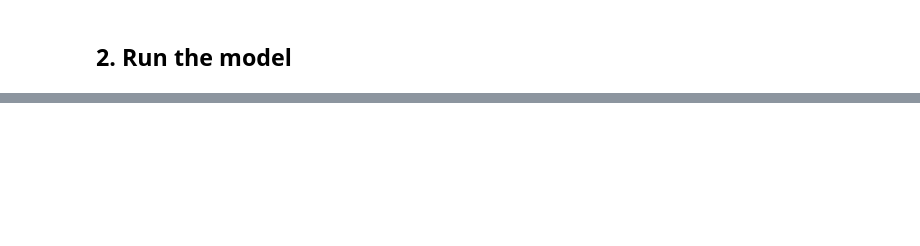
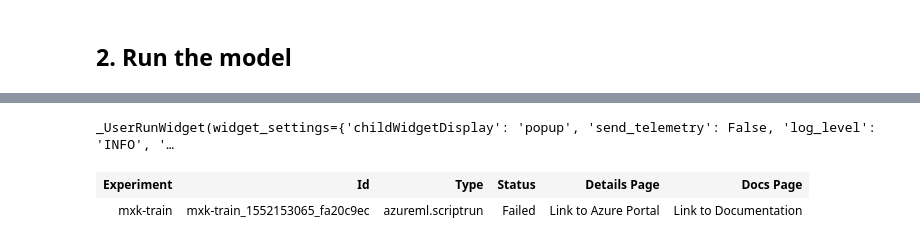
Before and after one commit to maknotavailable/mxk_retinanet, a Jupyter notebook: notebook/mx_RetinaNet_self_train.ipynb, the cells around one changed output, grey strips where cells are left out. Drawn from its saved outputs; the diff is of its cells as text; code cells hidden in the pictures; blank space fills up the shorter version.

```diff
--- a/notebook/mx_RetinaNet_self_train.ipynb
+++ b/notebook/mx_RetinaNet_self_train.ipynb
@@ -12,6 +12,7 @@ import os
 ws = Workspace.from_config()
 print(ws.name, ws.location, ws.resource_group, ws.location, sep = '\t')
 experiment_name = 'mxk-train'
+script_folder = './'
 exp = Experiment(workspace=ws, name=experiment_name)
 
 # choose a name for your cluster
@@ -101,0 +117,25 @@ TypeError: can't pickle generator objects
+# %%
+from azureml.core import RunConfiguration
+from azureml.core.conda_dependencies import CondaDependencies
+
+cd = CondaDependencies()
+for ch in ['conda-forge']:
+    cd.add_channel(ch)
+for pkg in ['tensorflow-gpu','h5py','mesa-libgl-cos6-x86_64', 'opencv', 'pillow', 'six','progressbar2',
+            'keras']:
+    cd.add_conda_package(pkg)
+print(cd.serialize_to_string())
+
+rc = RunConfiguration()
+rc.environment.python.conda_dependencies = cd
+rc.environment.docker.enabled = True
+rc.environment.docker.gpu_support = True
+rc.environment.docker.base_image = azureml.core.runconfig.DEFAULT_GPU_IMAGE
+
+from azureml.train.estimator import Estimator
+est = Estimator(source_directory=script_folder,
+                script_params=script_params,
+                compute_target=compute_target,
+               entry_script='train.py',
+                environment_definition=rc.environment
+               )
@@ -131,0 +198,12 @@ est = TensorFlow(source_directory=script_folder,
+# %%
+run = exp.submit(est)
+# %%
+from azureml.widgets import RunDetails
+RunDetails(run).show()
+# %% [output]
+_UserRunWidget(widget_settings={'childWidgetDisplay': 'popup', 'send_telemetry': False, 'log_level': 'INFO', '…
+# %%
+run
+# %% [output]
+| Experiment | Id | Type | Status | Details Page | Docs Page |
+| mxk-train | mxk-train_1552153065_fa20c9ec | azureml.scriptrun | Failed | Link to Azure Portal | Link to Documentation |
```
Also changed, not shown: parts of 12 cells of this notebook, 4 other files.
